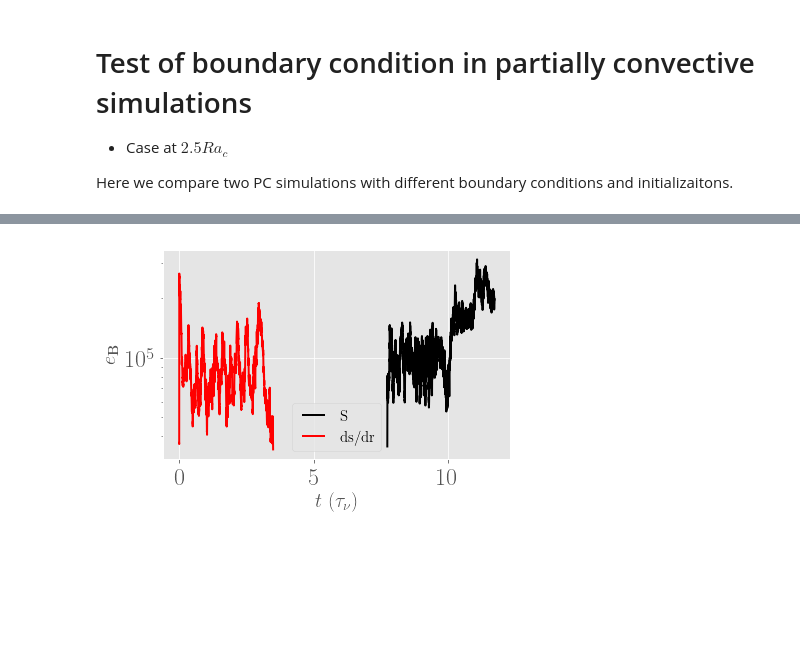
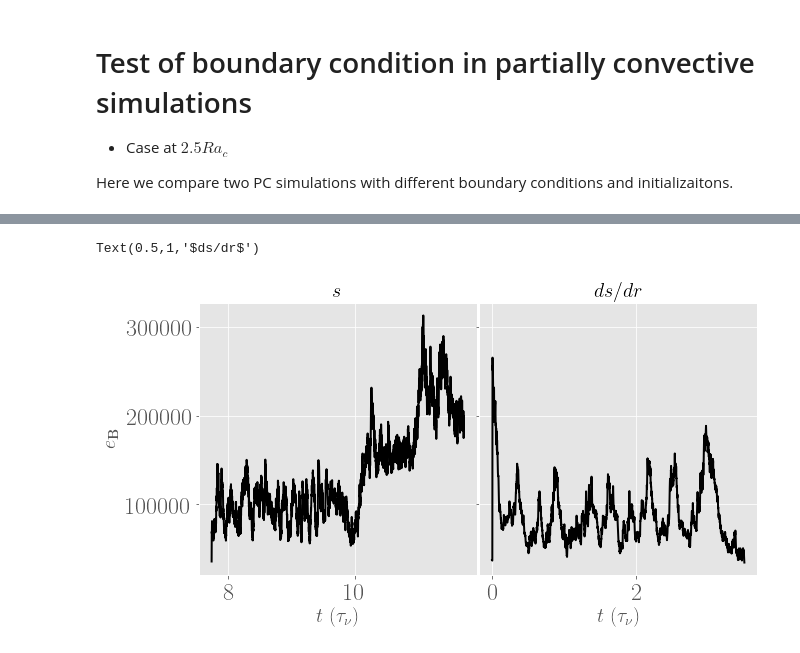
Before and after one commit to bzaire/Report_Sims, a Jupyter notebook: notebook3_2.ipynb, the cells around one changed output, grey strips where cells are left out. Saved outputs shown, nothing was run; the diff lists cells and outputs as text; code cells hidden in the pictures; blank space fills up the shorter version.

```diff
--- a/notebook3_2.ipynb
+++ b/notebook3_2.ipynb
@@ -51,16 +78,22 @@ os.chdir(PATH1)
 ts1 = MagicTs(field='e_mag_oc', all=True, iplot=False)
 os.chdir(PATH2)
 ts2 = MagicTs(field='e_mag_oc', all=True, iplot=False)
-# %%
-it1 = ts1.time.argsort()
-it2 = ts2.time.argsort()
-plt.plot(ts1.time[it1], ts1.emag_tot[it1], 'k', label=r'S')
-plt.plot(ts2.time[it2], ts2.emag_tot[it2], 'r', label=r'ds/dr')
-plt.ylabel(r'$e_\mathbf{B}$', fontsize=20)
-plt.xlabel(r'$t \; (\tau_\nu)$', fontsize=20)
-plt.yscale('log')
-plt.legend(fontsize=15)
-plt.tight_layout()
-plt.show()
-# %% [output]
-[figure, removed]
+# %%
+it1 = ts1.time.argsort()
+it2 = ts2.time.argsort()
+
+fig, ax = plt.subplots(1,2, figsize=(10,5), sharey=True,  gridspec_kw={'wspace': 0.01})
+ax[0].plot(ts1.time[it1], ts1.emag_tot[it1], 'k')
+ax[0].set_ylabel(r'$e_\mathbf{B}$', fontsize=20)
+ax[0].set_xlabel(r'$t \; (\tau_\nu)$', fontsize=20)
+ax[0].set_title(r'$s$', fontsize=20)
+
+# PC results
+ax[1].plot(ts2.time[it2], ts2.emag_tot[it2], 'k')
+ax[1].set_xlabel(r'$t \; (\tau_\nu)$', fontsize=20)
+ax[1].set_title(r'$ds/dr$', fontsize=20)
+#ax[1].set_yscale('log')
+#ax[1].legend(fontsize=15)
+# %% [output]
+Text(0.5,1,'$ds/dr$')
+[figure, added]
```
Also changed, not shown: parts of 10 cells of this notebook, 15 other files.
